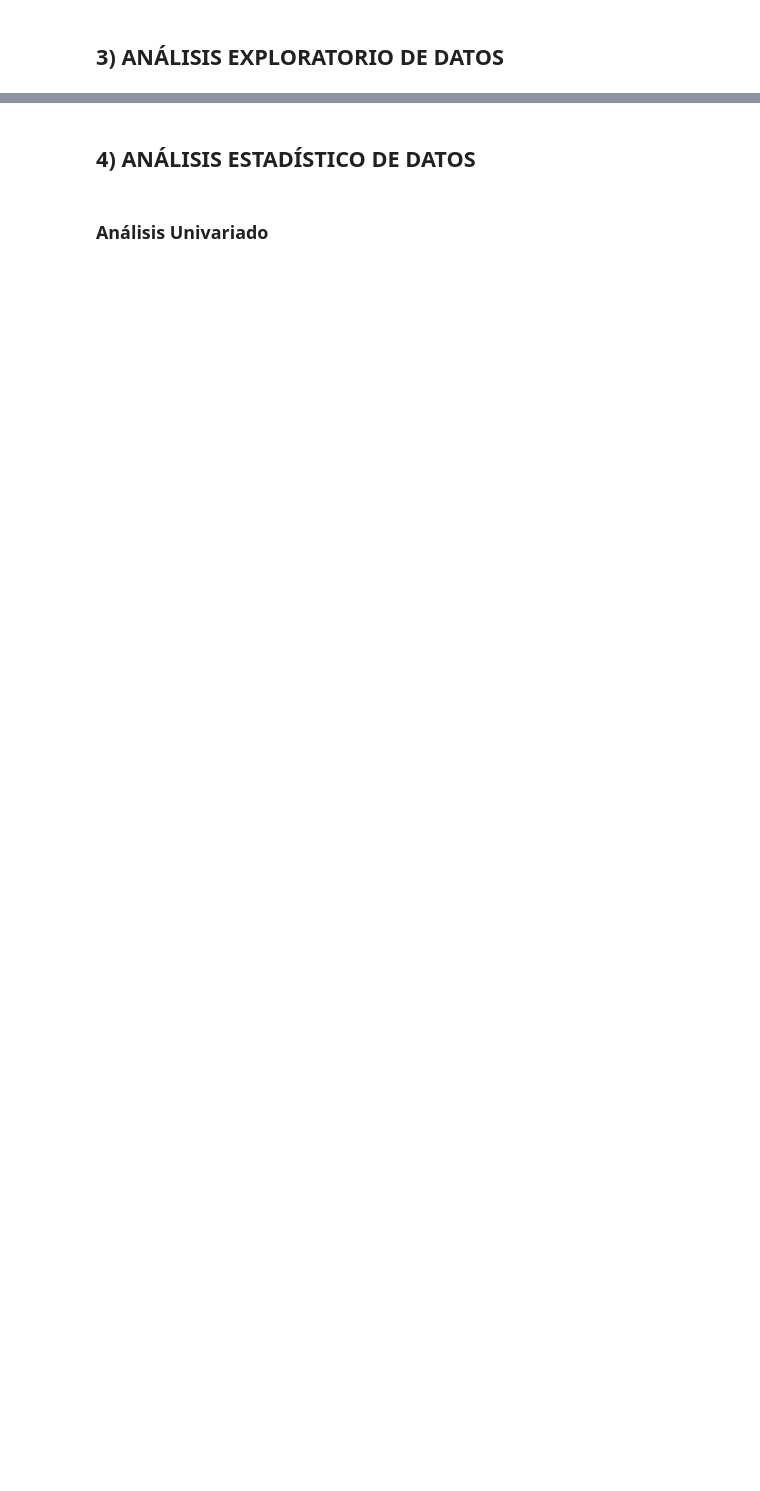
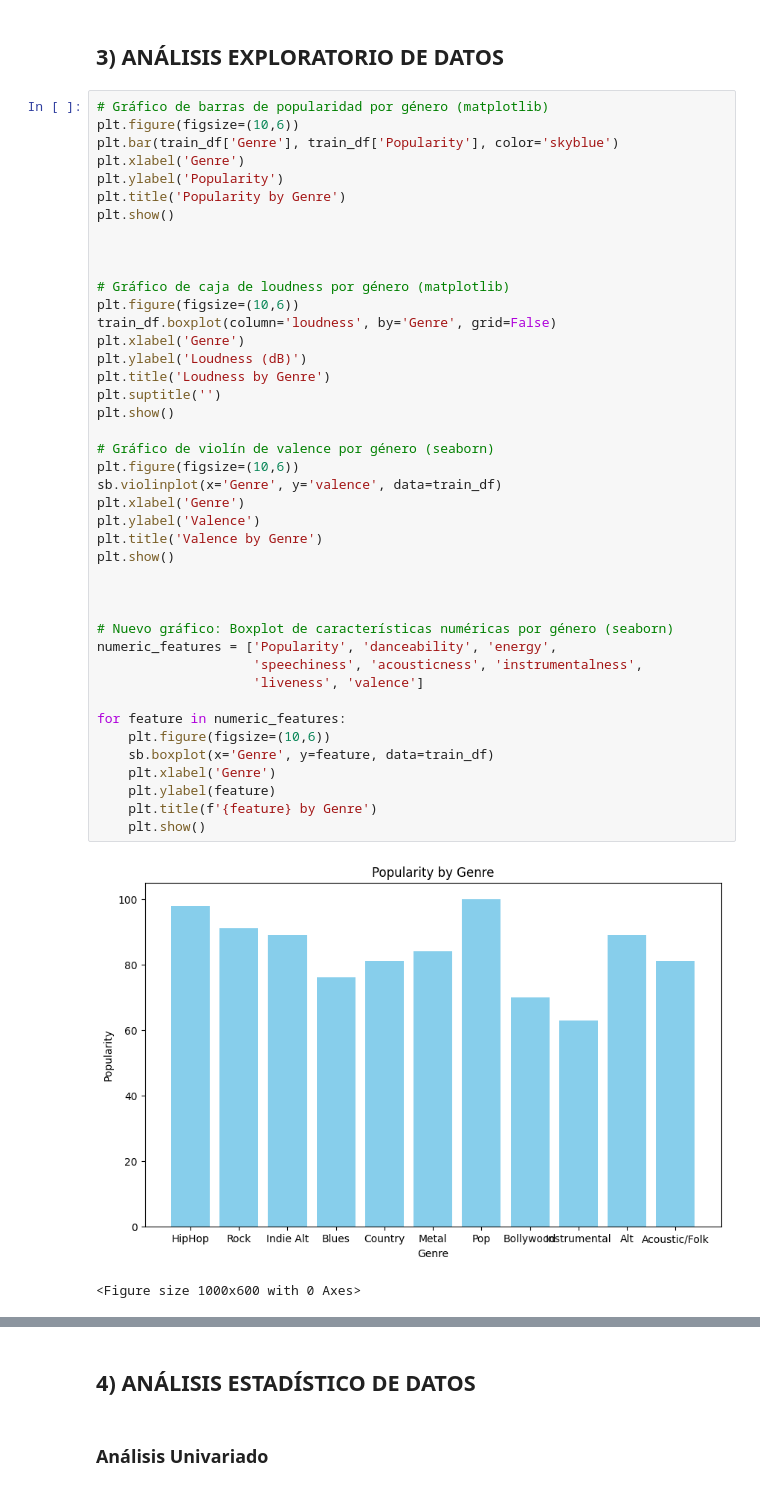
Before and after one commit to Apolo073/Coderhouse_DataScience_EntregaFinal, a Jupyter notebook: Reproducción_Canciones.ipynb, the cells around one changed output, grey strips where cells are left out. Saved outputs shown, nothing was run; the diff lists cells and outputs as text; blank space fills up the shorter version.

```diff
--- a/Reproducción_Canciones.ipynb
+++ b/Reproducción_Canciones.ipynb
@@ -266,2 +288,47 @@ plot_boxplot_outliers(train_df, columnas_outliers)
 # %% [markdown]
 ## **3) ANÁLISIS EXPLORATORIO DE DATOS**
+# %%
+# Gráfico de barras de popularidad por género (matplotlib)
+plt.figure(figsize=(10,6))
+plt.bar(train_df['Genre'], train_df['Popularity'], color='skyblue')
+plt.xlabel('Genre')
+plt.ylabel('Popularity')
+plt.title('Popularity by Genre')
+plt.show()
+
+
+
+# Gráfico de caja de loudness por género (matplotlib)
+plt.figure(figsize=(10,6))
+train_df.boxplot(column='loudness', by='Genre', grid=False)
+plt.xlabel('Genre')
+plt.ylabel('Loudness (dB)')
+plt.title('Loudness by Genre')
+plt.suptitle('')
+plt.show()
+
+# Gráfico de violín de valence por género (seaborn)
+plt.figure(figsize=(10,6))
+sb.violinplot(x='Genre', y='valence', data=train_df)
+plt.xlabel('Genre')
+plt.ylabel('Valence')
+plt.title('Valence by Genre')
+plt.show()
+
+
+
+# Nuevo gráfico: Boxplot de características numéricas por género (seaborn)
+numeric_features = ['Popularity', 'danceability', 'energy',
+                    'speechiness', 'acousticness', 'instrumentalness',
+                    'liveness', 'valence']
+
+for feature in numeric_features:
+    plt.figure(figsize=(10,6))
+    sb.boxplot(x='Genre', y=feature, data=train_df)
+    plt.xlabel('Genre')
+    plt.ylabel(feature)
+    plt.title(f'{feature} by Genre')
+    plt.show()
+# %% [output]
+[figure, added]
+<Figure size 1000x600 with 0 Axes>
```
Also changed, not shown: parts of 6 cells of this notebook.
